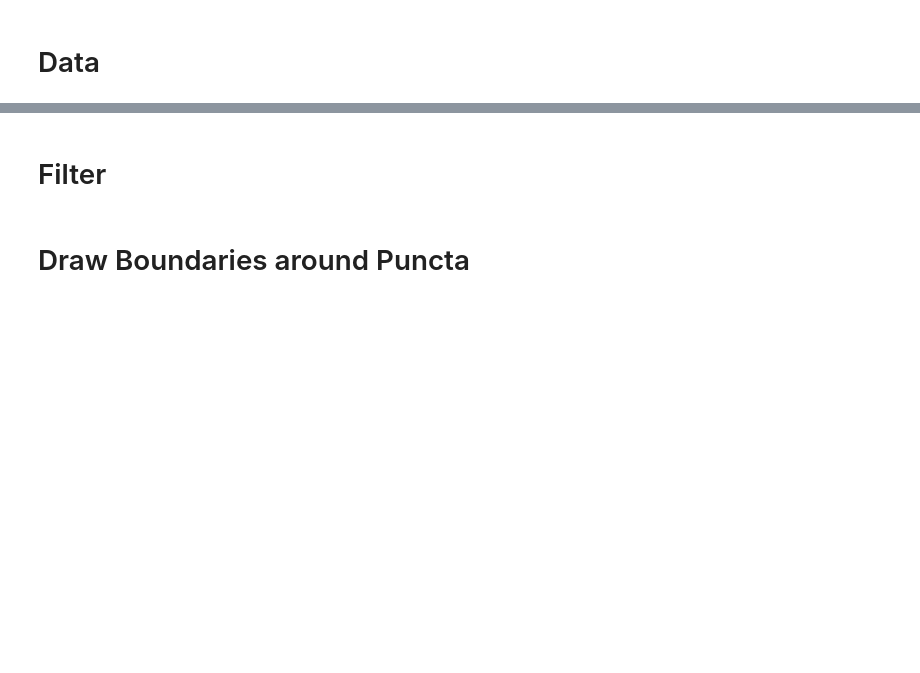
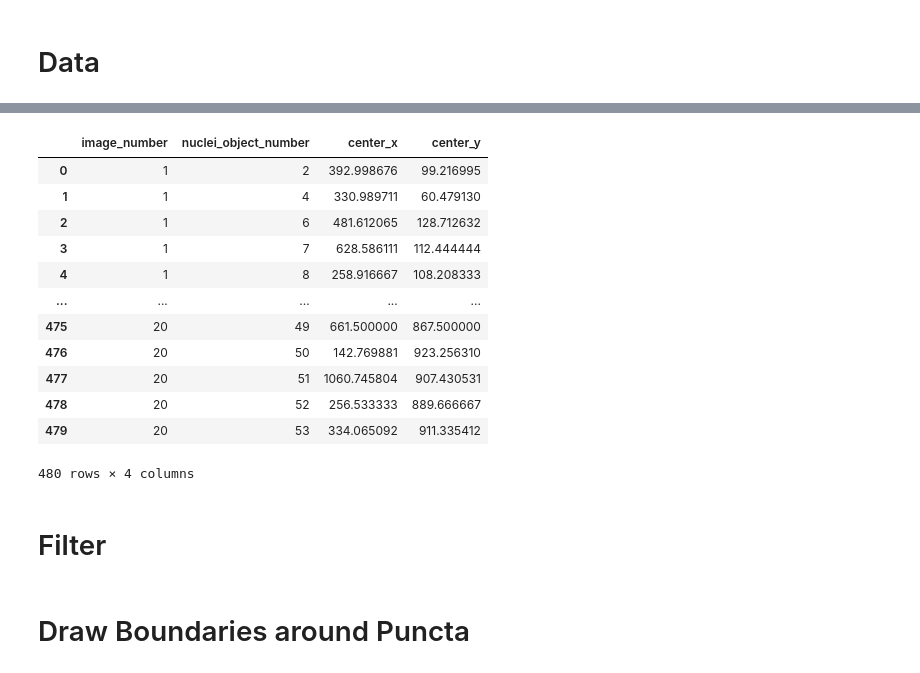
Before and after one commit to harrisonized/puncta-counter, a Jupyter notebook: notebooks/20230302-min-vol-ellipse.ipynb, the cells around one changed output, grey strips where cells are left out. Saved outputs shown, nothing was run; the diff lists cells and outputs as text; code cells hidden in the pictures; blank space fills up the shorter version.

```diff
--- a/notebooks/20230302-min-vol-ellipse.ipynb
+++ b/notebooks/20230302-min-vol-ellipse.ipynb
@@ -278,3 +294,19 @@ puncta_centers = (
+# %%
+puncta_centers
+# %% [output]
+|  | image_number | nuclei_object_number | center_x | center_y |
+| 0 | 1 | 2 | 392.998676 | 99.216995 |
+| 1 | 1 | 4 | 330.989711 | 60.479130 |
+| 2 | 1 | 6 | 481.612065 | 128.712632 |
+| 3 | 1 | 7 | 628.586111 | 112.444444 |
+| 4 | 1 | 8 | 258.916667 | 108.208333 |
+| ... | ... | ... | ... | ... |
+| 475 | 20 | 49 | 661.500000 | 867.500000 |
+| 476 | 20 | 50 | 142.769881 | 923.256310 |
+| 477 | 20 | 51 | 1060.745804 | 907.430531 |
+| 478 | 20 | 52 | 256.533333 | 889.666667 |
+| 479 | 20 | 53 | 334.065092 | 911.335412 |
+480 rows × 4 columns
 # %% [markdown]
 # Filter
 # %%
```
Also changed, not shown: parts of 8 cells of this notebook, 13 other files.
